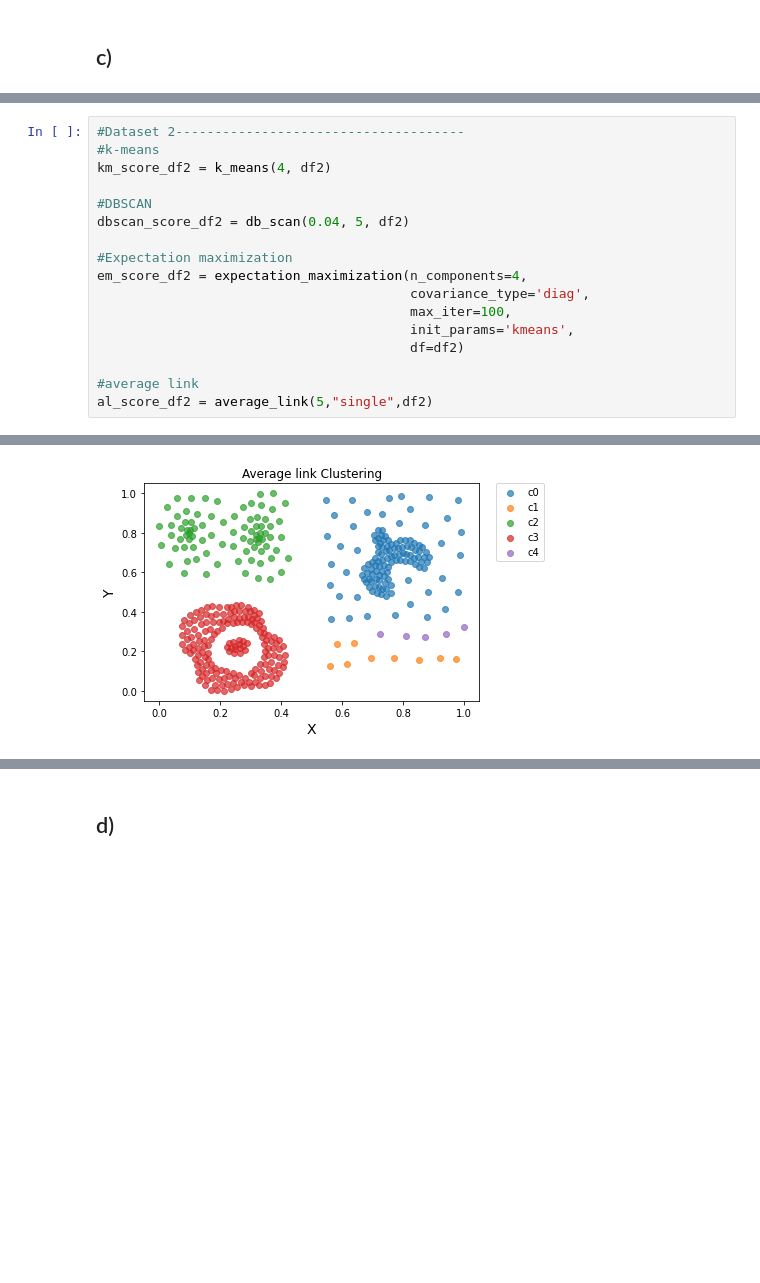
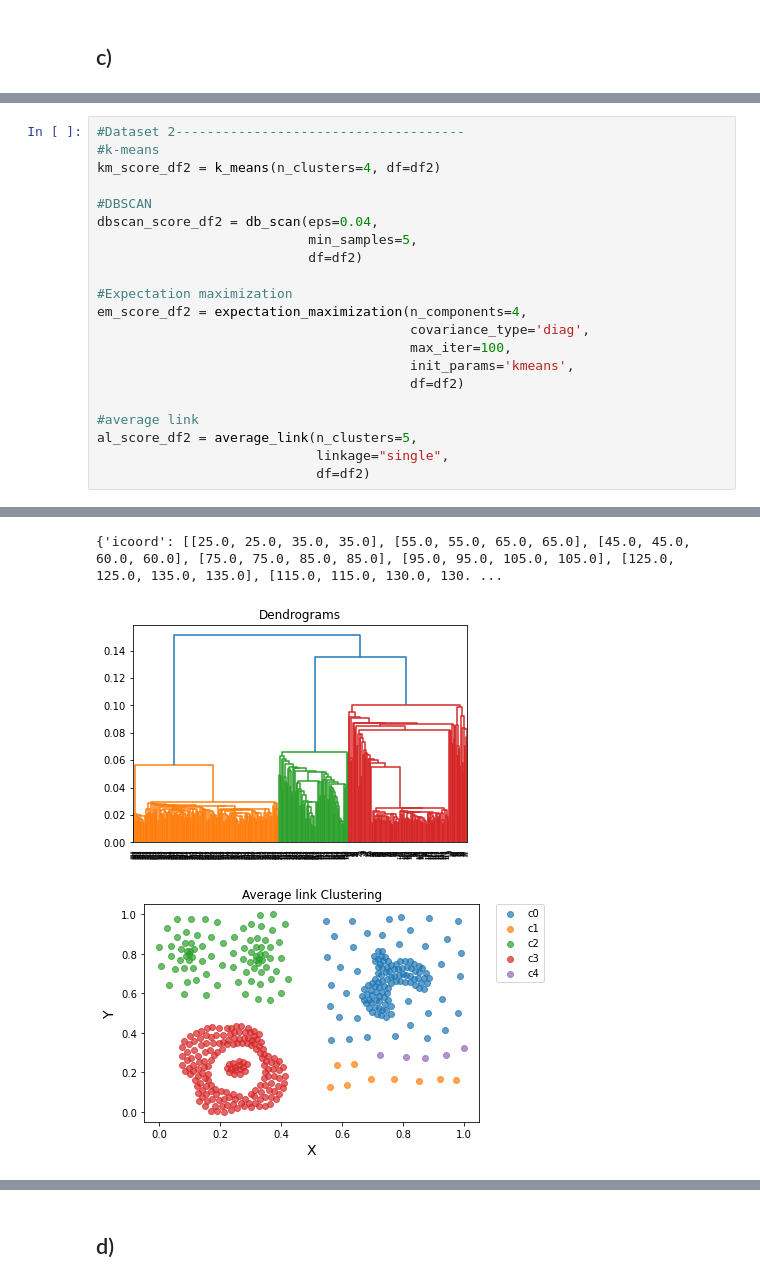
Before and after one commit to rafiqulislam21/pca_svd_clustring_and_apriori_algorithm_with_python, a Jupyter notebook: pca_svd_clustring_and_apriori_algorithm.ipynb, the cells around one changed output, grey strips where cells are left out. Saved outputs shown, nothing was run; the diff lists cells and outputs as text; blank space fills up the shorter version.

```diff
--- a/pca_svd_clustring_and_apriori_algorithm.ipynb
+++ b/pca_svd_clustring_and_apriori_algorithm.ipynb
@@ -499,10 +522,12 @@ scores_df1
 # %%
 #Dataset 2-------------------------------------
 #k-means
-km_score_df2 = k_means(4, df2)
+km_score_df2 = k_means(n_clusters=4, df=df2)
 
 #DBSCAN
-dbscan_score_df2 = db_scan(0.04, 5, df2)
+dbscan_score_df2 = db_scan(eps=0.04,
+                           min_samples=5,
+                           df=df2)
 
 #Expectation maximization
 em_score_df2 = expectation_maximization(n_components=4,
@@ -512,6 +537,8 @@ em_score_df2 = expectation_maximization(n_components=4,
                                         df=df2)
 
 #average link
-al_score_df2 = average_link(5,"single",df2)
+al_score_df2 = average_link(n_clusters=5,
+                            linkage="single",
+                            df=df2)
 # %% [output]
 [figure]
@@ -522,4 +549,6 @@ al_score_df2 = average_link(5,"single",df2)
+{'icoord': [[25.0, 25.0, 35.0, 35.0], [55.0, 55.0, 65.0, 65.0], [45.0, 45.0, 60.0, 60.0], [75.0, 75.0, 85.0, 85.0], [95.0, 95.0, 105.0, 105.0], [125.0, 125.0, 135.0, 135.0], [115.0, 115.0, 130.0, 130. ...
-[figure, old version]
+[figure, new version]
+[figure, added]
 # %%
 #dataset-2 scores
 score_list_df2 = [km_score_df2, dbscan_score_df2, em_score_df2, al_score_df2]
```
Also changed, not shown: parts of 20 cells of this notebook.
